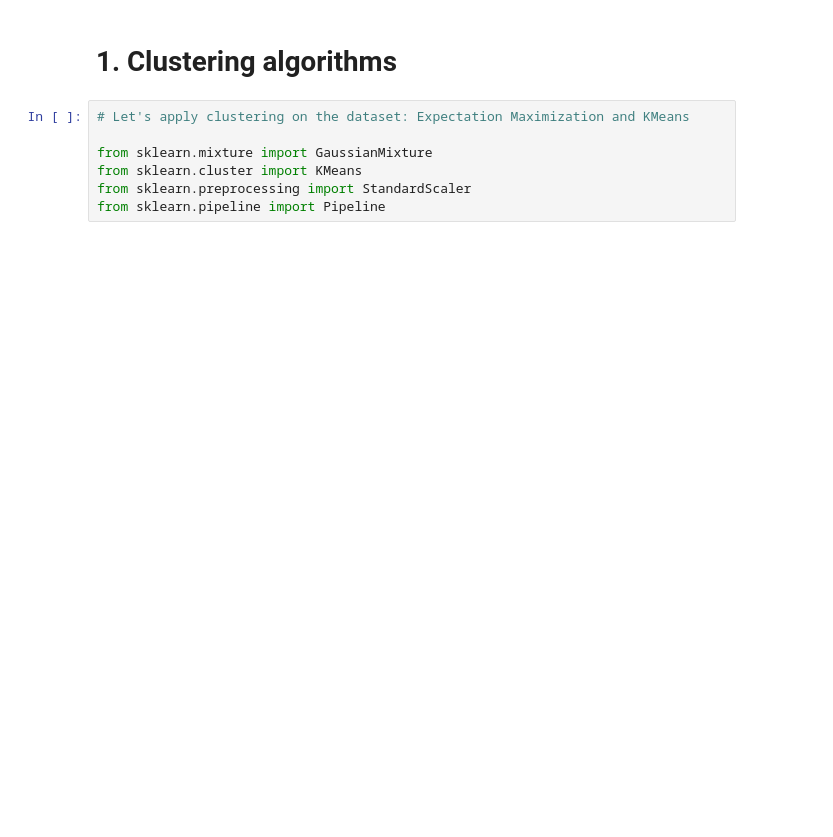
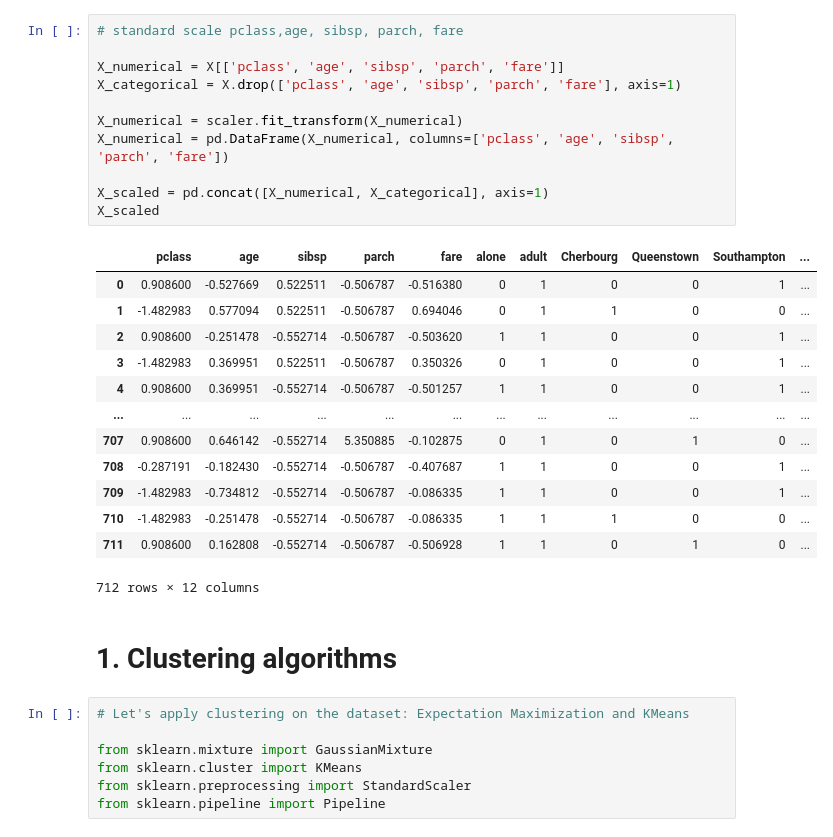
Before and after one commit to RomainFrog/CS7641-A3, a Jupyter notebook: titanic_clustering.ipynb, the cells around one changed output. Cells and saved outputs as stored; diff of their text form; blank space fills up the shorter version.

```diff
--- a/titanic_clustering.ipynb
+++ b/titanic_clustering.ipynb
@@ -43,3 +50,28 @@ weight_dict[1] = 1.0
+# %%
+# standard scale pclass,age, sibsp, parch, fare
+
+X_numerical = X[['pclass', 'age', 'sibsp', 'parch', 'fare']]
+X_categorical = X.drop(['pclass', 'age', 'sibsp', 'parch', 'fare'], axis=1)
+
+X_numerical = scaler.fit_transform(X_numerical)
+X_numerical = pd.DataFrame(X_numerical, columns=['pclass', 'age', 'sibsp', 'parch', 'fare'])
+
+X_scaled = pd.concat([X_numerical, X_categorical], axis=1)
+X_scaled
+# %% [output]
+|  | pclass | age | sibsp | parch | fare | alone | adult | Cherbourg | Queenstown | Southampton | ... |
+| 0 | 0.908600 | -0.527669 | 0.522511 | -0.506787 | -0.516380 | 0 | 1 | 0 | 0 | 1 | ... |
+| 1 | -1.482983 | 0.577094 | 0.522511 | -0.506787 | 0.694046 | 0 | 1 | 1 | 0 | 0 | ... |
+| 2 | 0.908600 | -0.251478 | -0.552714 | -0.506787 | -0.503620 | 1 | 1 | 0 | 0 | 1 | ... |
+| 3 | -1.482983 | 0.369951 | 0.522511 | -0.506787 | 0.350326 | 0 | 1 | 0 | 0 | 1 | ... |
+| 4 | 0.908600 | 0.369951 | -0.552714 | -0.506787 | -0.501257 | 1 | 1 | 0 | 0 | 1 | ... |
+| ... | ... | ... | ... | ... | ... | ... | ... | ... | ... | ... | ... |
+| 707 | 0.908600 | 0.646142 | -0.552714 | 5.350885 | -0.102875 | 0 | 1 | 0 | 1 | 0 | ... |
+| 708 | -0.287191 | -0.182430 | -0.552714 | -0.506787 | -0.407687 | 1 | 1 | 0 | 0 | 1 | ... |
+| 709 | -1.482983 | -0.734812 | -0.552714 | -0.506787 | -0.086335 | 1 | 1 | 0 | 0 | 1 | ... |
+| 710 | -1.482983 | -0.251478 | -0.552714 | -0.506787 | -0.086335 | 1 | 1 | 1 | 0 | 0 | ... |
+| 711 | 0.908600 | 0.162808 | -0.552714 | -0.506787 | -0.506928 | 1 | 1 | 0 | 1 | 0 | ... |
+712 rows × 12 columns
 # %% [markdown]
 # 1. Clustering algorithms
 # %%
```
Also changed, not shown: parts of 14 cells of this notebook, 12 other files.
